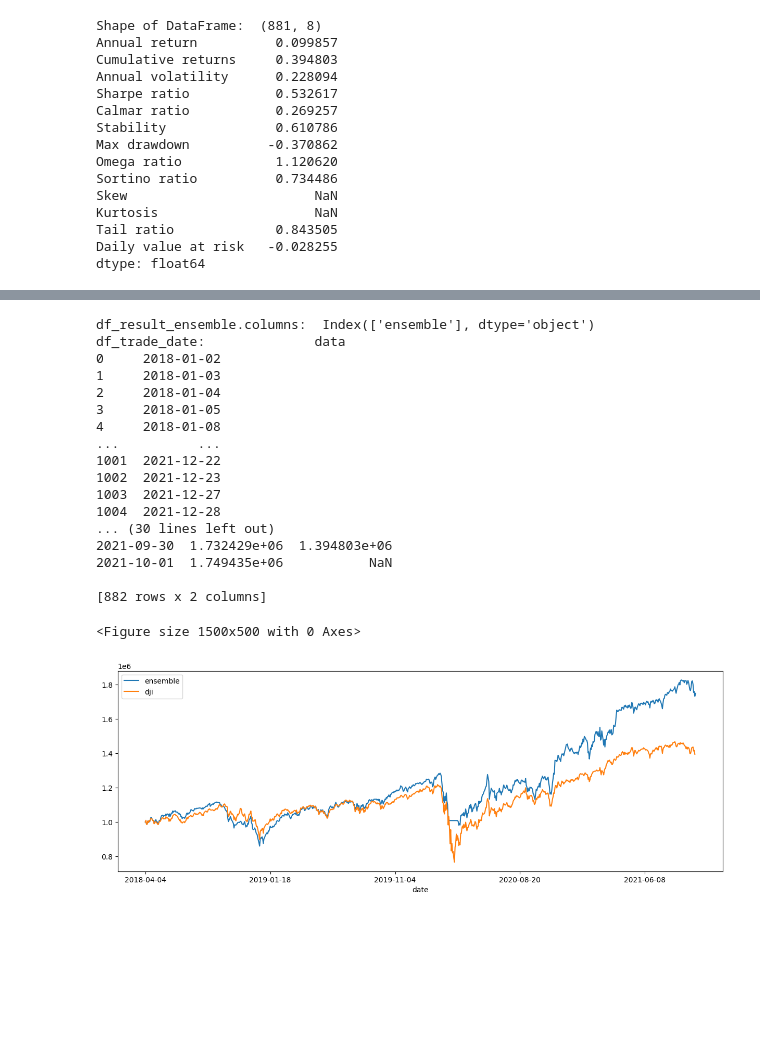
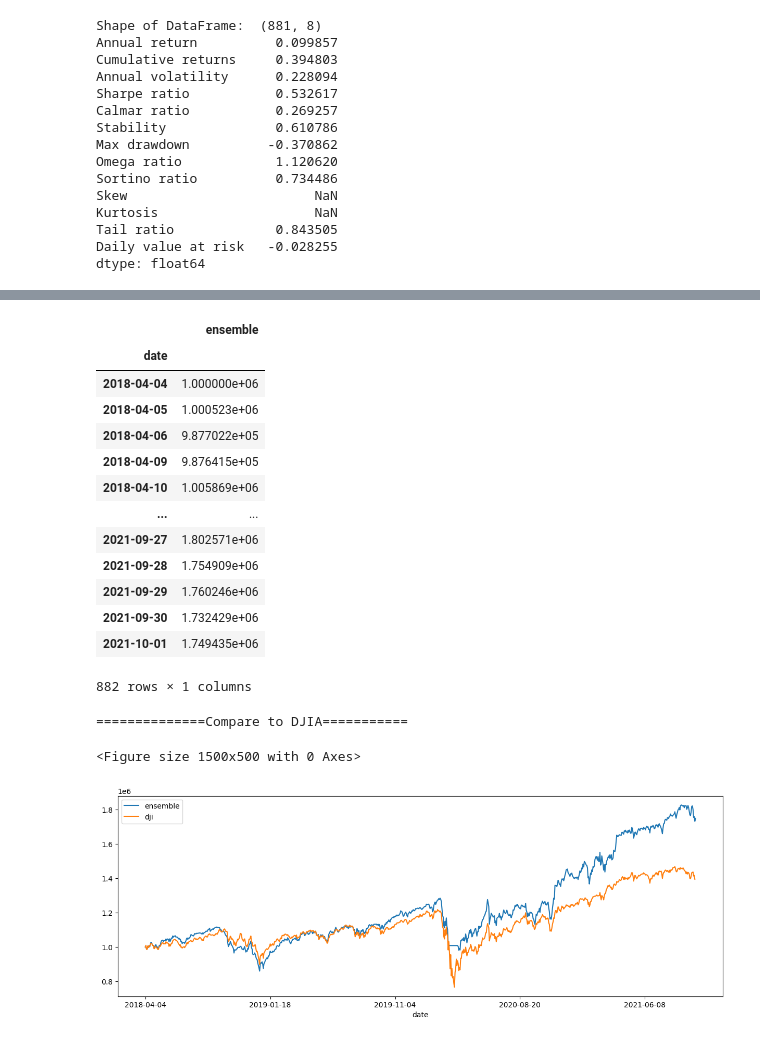
Before and after one commit to SimonCao1207/rl4po, a Jupyter notebook: test.ipynb, the cells around one changed output, grey strips where cells are left out. Saved outputs shown, nothing was run; the diff lists cells and outputs as text; code cells hidden in the pictures; blank space fills up the shorter version.

```diff
--- a/test.ipynb
+++ b/test.ipynb
@@ -205,55 +189,39 @@ df_dji:             date           dji
 # %%
-# print("==============Compare to DJIA===========")
-# %matplotlib inline
-# # S&P 500: ^GSPC
-# # Dow Jones Index: ^DJI
-# # NASDAQ 100: ^NDX
-# backtest_plot(df_account_value,
-#               baseline_ticker = '^DJI',
-#               baseline_start = df_account_value.loc[0,'date'],
-#               baseline_end = df_account_value.loc[len(df_account_value)-1,'date'])
-df.to_csv("df.csv")
 df_result_ensemble = pd.DataFrame({'date': df_account_value['date'], 'ensemble': df_account_value['account_value']})
 df_result_ensemble = df_result_ensemble.set_index('date')
-
-print("df_result_ensemble.columns: ", df_result_ensemble.columns)
-
 # df_result_ensemble.drop(df_result_ensemble.columns[0], axis = 1)
-print("df_trade_date: ", df_trade_date)
 # df_result_ensemble['date'] = df_trade_date['datadate']
 # df_result_ensemble['account_value'] = df_account_value['account_value']
-df_result_ensemble.to_csv("df_result_ensemble.csv")
-print("df_result_ensemble: ", df_result_ensemble)
-print("==============Compare to DJIA===========")
-result = pd.DataFrame()
-# result = pd.merge(result, df_result_ensemble, left_index=True, right_index=True)
-# result = pd.merge(result, df_dji, left_index=True, right_index=True)
-result = pd.merge(df_result_ensemble, df_dji, left_index=True, right_index=True)
-print("result: ", result)
-result.to_csv("result.csv")
-result.columns = ['ensemble', 'dji']
-
-%matplotlib inline
-plt.rcParams["figure.figsize"] = (15,5)
-plt.figure();
-result.plot();
+df_result_ensemble
 # %% [output]
+|  | ensemble |
+| date |  |
+| 2018-04-04 | 1.000000e+06 |
+| 2018-04-05 | 1.000523e+06 |
+| 2018-04-06 | 9.877022e+05 |
+| 2018-04-09 | 9.876415e+05 |
+| 2018-04-10 | 1.005869e+06 |
+| ... | ... |
+| 2021-09-27 | 1.802571e+06 |
+| 2021-09-28 | 1.754909e+06 |
+| 2021-09-29 | 1.760246e+06 |
+| 2021-09-30 | 1.732429e+06 |
+| 2021-10-01 | 1.749435e+06 |
-df_result_ensemble.columns:  Index(['ensemble'], dtype='object')
-df_trade_date:              data
-0     2018-01-02
-1     2018-01-03
-2     2018-01-04
-3     2018-01-05
-4     2018-01-08
-...          ...
-1001  2021-12-22
-1002  2021-12-23
-1003  2021-12-27
-1004  2021-12-28
-... (30 lines left out)
-2021-09-30  1.732429e+06  1.394803e+06
-2021-10-01  1.749435e+06           NaN
-
-[882 rows x 2 columns]
+882 rows × 1 columns
-<Figure size 1500x500 with 0 Axes>
-[figure, removed]
+# %%
+print("==============Compare to DJIA===========")
+result = pd.DataFrame()
+# result = pd.merge(result, df_result_ensemble, left_index=True, right_index=True)
+# result = pd.merge(result, df_dji, left_index=True, right_index=True)
+result = pd.merge(df_result_ensemble, df_dji, left_index=True, right_index=True)
+result.to_csv("result.csv")
+result.columns = ['ensemble', 'dji']
+
+%matplotlib inline
+plt.rcParams["figure.figsize"] = (15,5)
+plt.figure();
+result.plot();
+# %% [output]
+==============Compare to DJIA===========
+<Figure size 1500x500 with 0 Axes>
+[figure, added]
```
Also changed, not shown: parts of 2 cells of this notebook, 5 other files.
